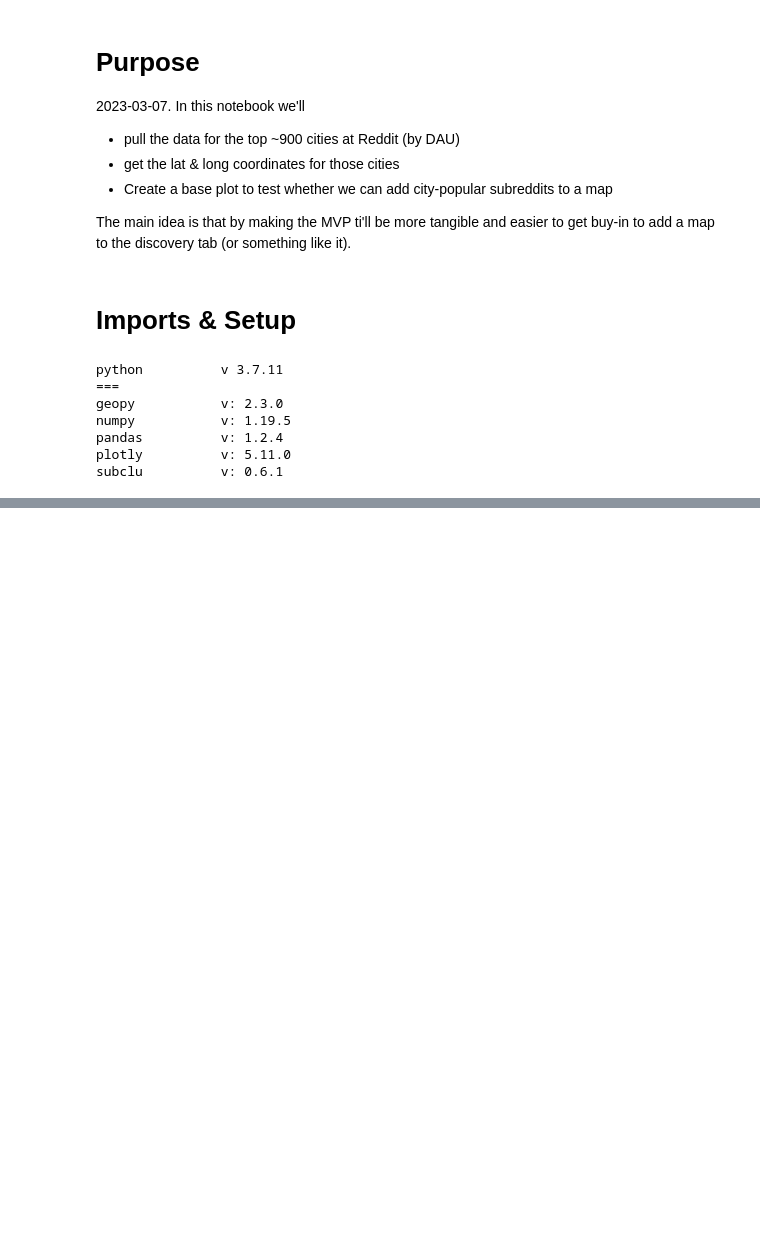
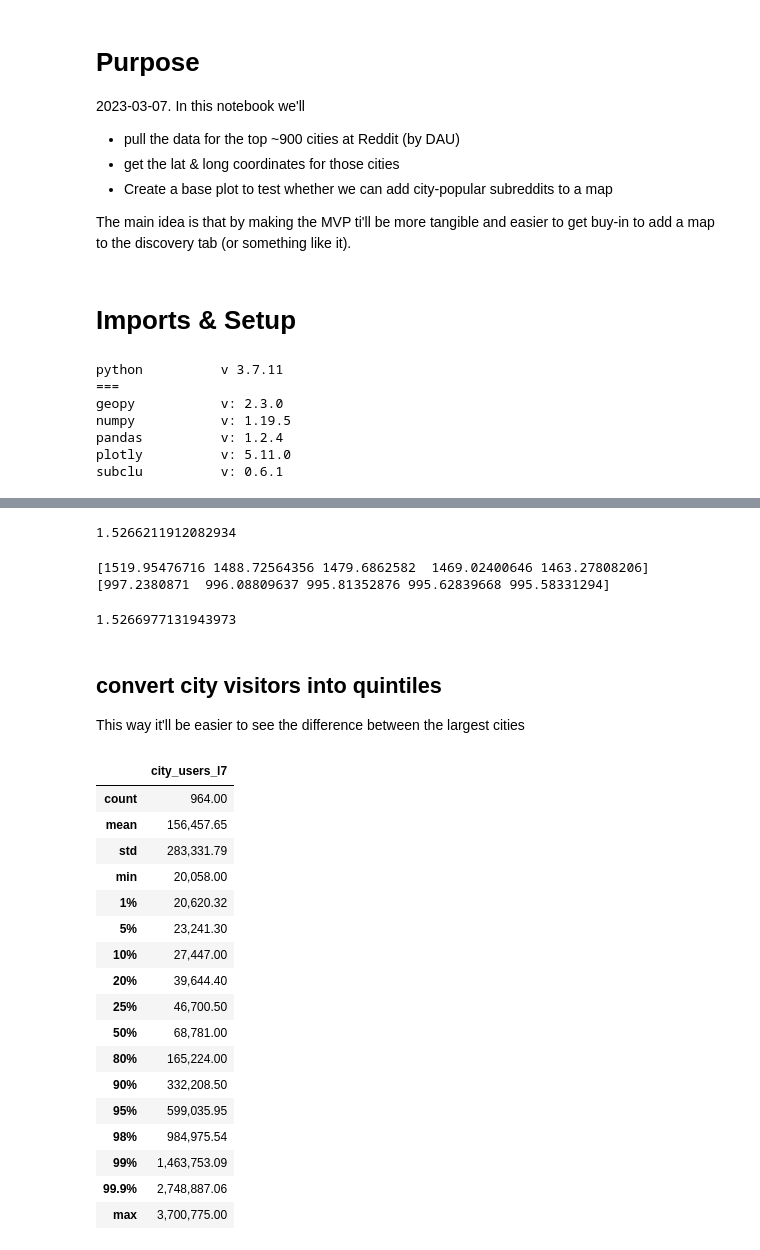
Before and after one commit to nazanin-zinouri/subclu, a Jupyter notebook: notebooks/city_local/djb_02.00-create_base_map_for_city_local_mvp.ipynb, the cells around one changed output, grey strips where cells are left out. Drawn from its saved outputs; the diff is of its cells as text; code cells hidden in the pictures; blank space fills up the shorter version.

```diff
--- a/notebooks/city_local/djb_02.00-create_base_map_for_city_local_mvp.ipynb
+++ b/notebooks/city_local/djb_02.00-create_base_map_for_city_local_mvp.ipynb
@@ -82,0 +99,43 @@ df_city_and_loc_test.head()
+# %%
+15.124056 / 9.906882
+# %% [output]
+1.5266211912082934
+# %%
+# convert log to make the size of larger cities easier to spot
+print(np.emath.logn(1.01, df_city_and_loc_test['city_users_l7'].iloc[:5]))
+print(np.emath.logn(1.01, df_city_and_loc_test['city_users_l7'].iloc[-5:]))
+# %% [output]
+[1519.95476716 1488.72564356 1479.6862582  1469.02400646 1463.27808206]
+[997.2380871  996.08809637 995.81352876 995.62839668 995.58331294]
+# %%
+1519.95476716 / 995.58331294
+# %% [output]
+1.5266977131943973
+# %% [markdown]
+## convert city visitors into quintiles
+This way it'll be easier to see the difference between the largest cities
+# %%
+style_df_numeric(
+    df_city_and_loc_test['city_users_l7'].describe(
+        percentiles=[0.01, 0.05, 0.10, 0.20, 0.25, 0.5, 0.8, 0.9, 0.95, 0.98, 0.99, 0.999]
+    ).to_frame()
+)
+# %% [output]
+|  | city_users_l7 |
+| count | 964.00 |
+| mean | 156,457.65 |
+| std | 283,331.79 |
+| min | 20,058.00 |
+| 1% | 20,620.32 |
+| 5% | 23,241.30 |
+| 10% | 27,447.00 |
+| 20% | 39,644.40 |
+| 25% | 46,700.50 |
+| 50% | 68,781.00 |
+| 80% | 165,224.00 |
+| 90% | 332,208.50 |
+| 95% | 599,035.95 |
+| 98% | 984,975.54 |
+| 99% | 1,463,753.09 |
+| 99.9% | 2,748,887.06 |
+| max | 3,700,775.00 |
```
Also changed, not shown: parts of 12 cells of this notebook, 1 other file.
